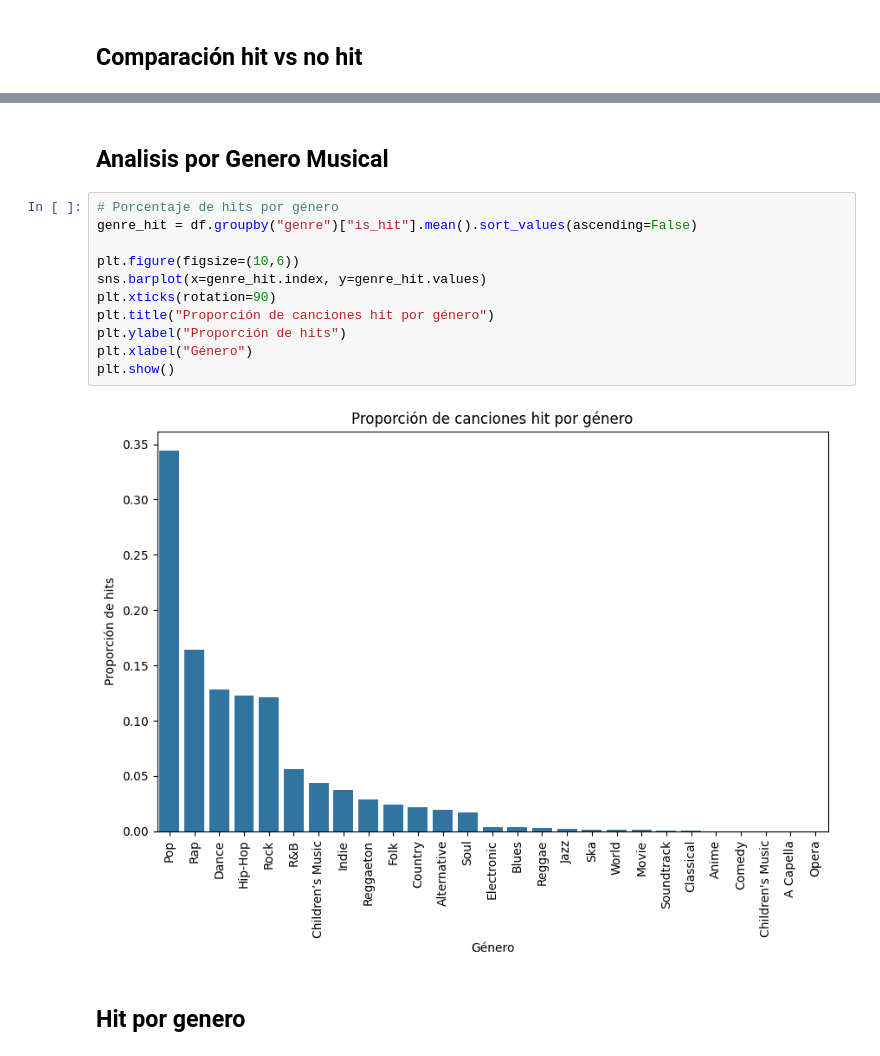
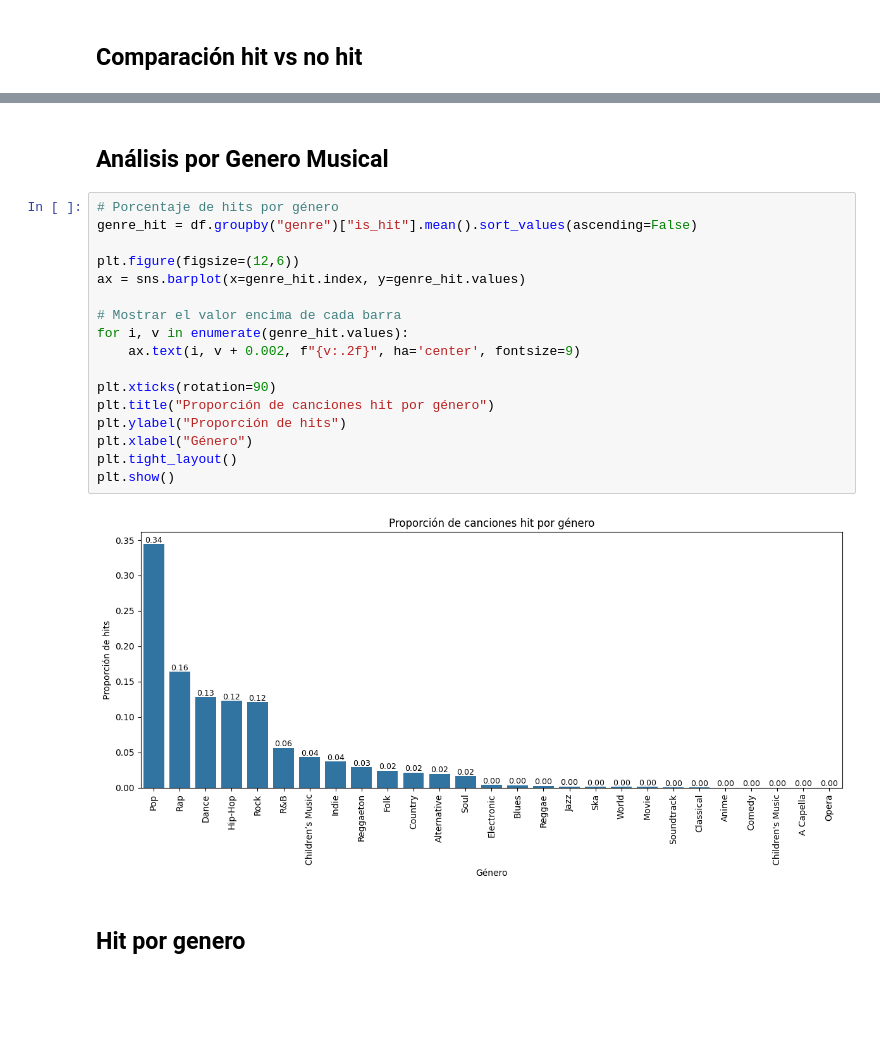
Before and after one commit to jmf-uniandes/pre-training, a Jupyter notebook: notebooks/02_eda.ipynb, the cells around one changed output, grey strips where cells are left out. Cells and saved outputs as stored; diff of their text form; blank space fills up the shorter version.

Commit message:
file 01 fix Top 10 filter fix top genre to show fix range top 80-100 Fix percentile 95
Fix 02
Create Json test with hits
Extract Hits
Update Zone percentile 95

```diff
--- a/notebooks/02_eda.ipynb
+++ b/notebooks/02_eda.ipynb
@@ -187,18 +191,24 @@ plt.show()
 # %% [markdown]
-## Analisis por Genero Musical
+## Análisis por Genero Musical
 # %%
 # Porcentaje de hits por género
 genre_hit = df.groupby("genre")["is_hit"].mean().sort_values(ascending=False)
 
-plt.figure(figsize=(10,6))
-sns.barplot(x=genre_hit.index, y=genre_hit.values)
+plt.figure(figsize=(12,6))
+ax = sns.barplot(x=genre_hit.index, y=genre_hit.values)
+
+# Mostrar el valor encima de cada barra
+for i, v in enumerate(genre_hit.values):
+    ax.text(i, v + 0.002, f"{v:.2f}", ha='center', fontsize=9)
+
 plt.xticks(rotation=90)
 plt.title("Proporción de canciones hit por género")
 plt.ylabel("Proporción de hits")
 plt.xlabel("Género")
+plt.tight_layout()
 plt.show()
 # %% [output]
-[figure, old version]
+[figure, new version]
 # %% [markdown]
 ## Hit por genero
 # %%
```
Also changed, not shown: parts of 11 cells of this notebook, 4 other files.
